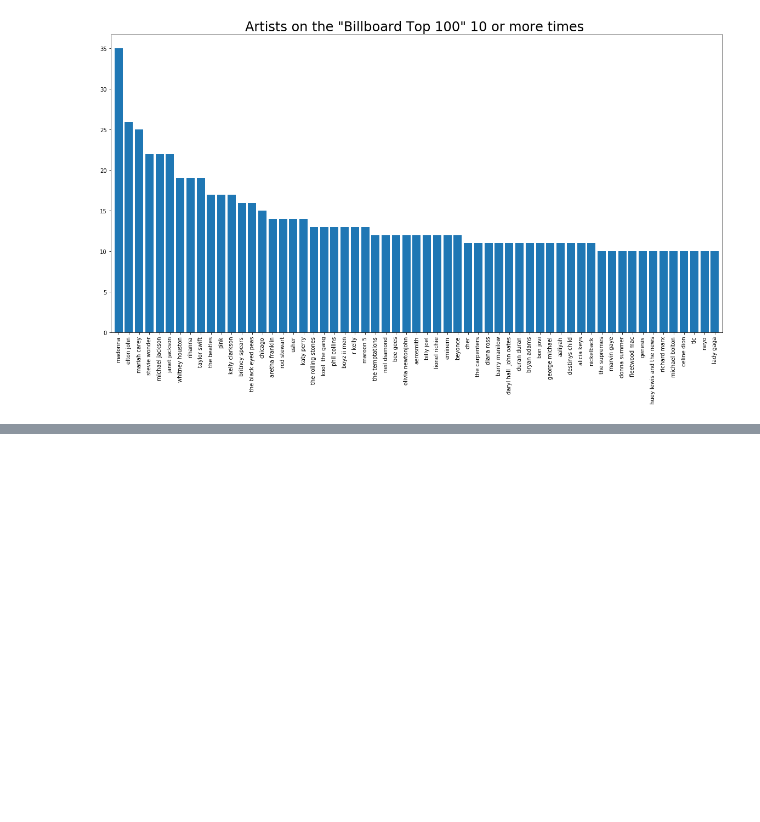
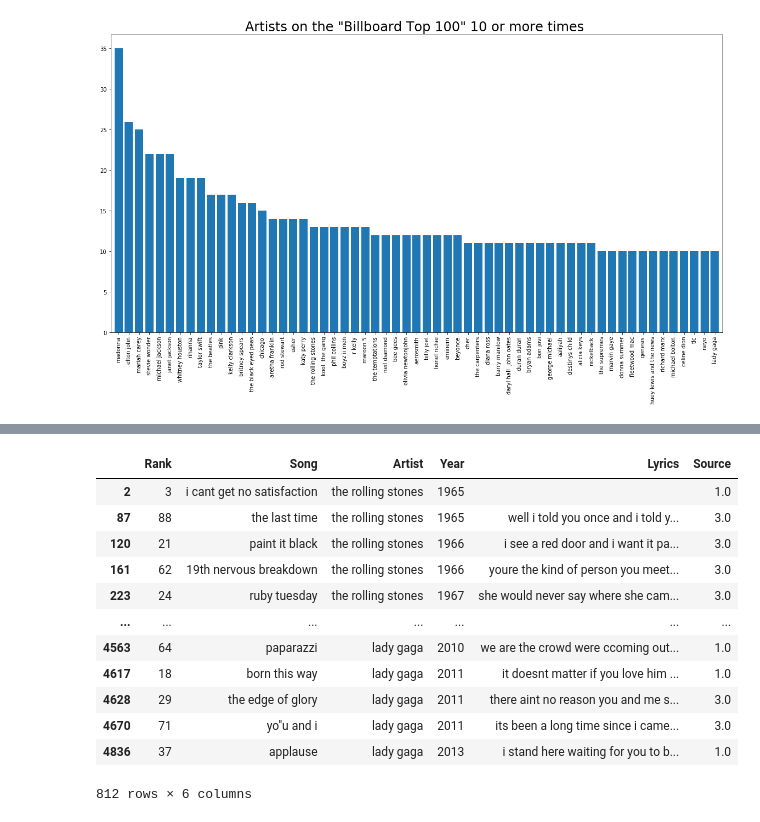
Before and after one commit to jeffreyb92/lyric-analysis, a Jupyter notebook: Billboard_lyrics_assessment.ipynb, the cells around one changed output, grey strips where cells are left out. Drawn from its saved outputs; the diff is of its cells as text; code cells hidden in the pictures; blank space fills up the shorter version.

```diff
--- a/Billboard_lyrics_assessment.ipynb
+++ b/Billboard_lyrics_assessment.ipynb
@@ -126,0 +196,22 @@ plt.show()
+# %%
+# Creating a new DataFrame just with the artists that were on the Top Billboard 100 more than 10 times
+top_artists = pd.DataFrame(columns = ['Rank', 'Song', 'Artist', 'Year', 'Lyrics', 'Source'])
+
+for artist in major_artists:
+    top_artists = top_artists.append(lyrics.loc[lyrics['Artist'] == artist])
+
+top_artists
+# %% [output]
+|  | Rank | Song | Artist | Year | Lyrics | Source |
+| 2 | 3 | i cant get no satisfaction | the rolling stones | 1965 |  | 1.0 |
+| 87 | 88 | the last time | the rolling stones | 1965 | well i told you once and i told y... | 3.0 |
+| 120 | 21 | paint it black | the rolling stones | 1966 | i see a red door and i want it pa... | 3.0 |
+| 161 | 62 | 19th nervous breakdown | the rolling stones | 1966 | youre the kind of person you meet... | 3.0 |
+| 223 | 24 | ruby tuesday | the rolling stones | 1967 | she would never say where she cam... | 3.0 |
+| ... | ... | ... | ... | ... | ... | ... |
+| 4563 | 64 | paparazzi | lady gaga | 2010 | we are the crowd were ccoming out... | 1.0 |
+| 4617 | 18 | born this way | lady gaga | 2011 | it doesnt matter if you love him ... | 1.0 |
+| 4628 | 29 | the edge of glory | lady gaga | 2011 | there aint no reason you and me s... | 3.0 |
+| 4670 | 71 | yo"u and i | lady gaga | 2011 | its been a long time since i came... | 3.0 |
+| 4836 | 37 | applause | lady gaga | 2013 | i stand here waiting for you to b... | 1.0 |
+812 rows × 6 columns
```
Also changed, not shown: parts of 6 cells of this notebook.
